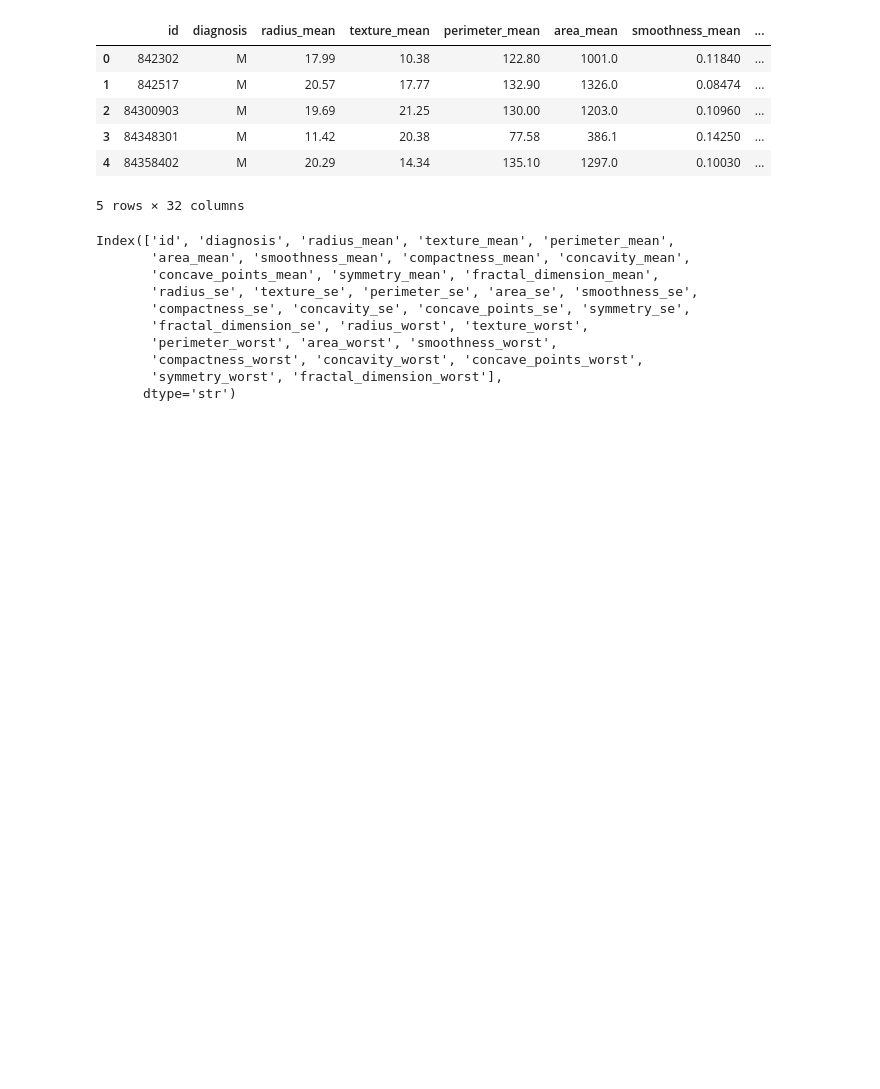
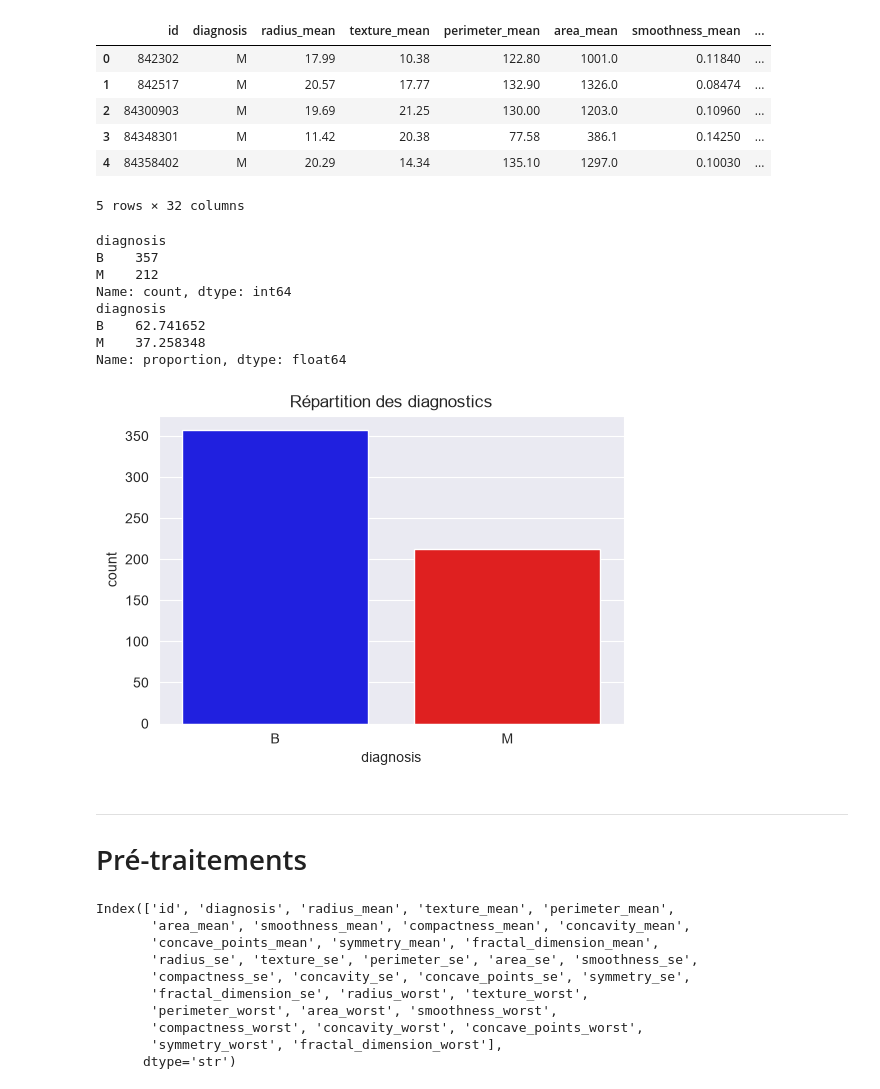
Before and after one commit to ostacore/Projets-UM5BM753-, a Jupyter notebook: Explo_Analysis_1.ipynb, the cells around one changed output. Drawn from its saved outputs; the diff is of its cells as text; code cells hidden in the pictures; blank space fills up the shorter version.

```diff
--- a/Explo_Analysis_1.ipynb
+++ b/Explo_Analysis_1.ipynb
@@ -39,6 +74,34 @@ data.head()
 | 3 | 84348301 | M | 11.42 | 20.38 | 77.58 | 386.1 | 0.14250 | ... |
 | 4 | 84358402 | M | 20.29 | 14.34 | 135.10 | 1297.0 | 0.10030 | ... |
 5 rows × 32 columns
+# %%
+print(data['diagnosis'].value_counts())
+print(data['diagnosis'].value_counts(normalize=True) * 100)
+
+plt.figure(figsize=(6, 4))
+sns.countplot(
+    data=data,
+    x='diagnosis',
+    hue='diagnosis',
+    palette={'B': 'blue', 'M': 'red'},
+    order=['B', 'M'],
+    legend=False
+)
+plt.title('Répartition des diagnostics')
+plt.show()
+# %% [output]
+diagnosis
+B    357
+M    212
+Name: count, dtype: int64
+diagnosis
+B    62.741652
+M    37.258348
+Name: proportion, dtype: float64
+[figure, added]
+# %% [markdown]
+------------------------------
+# Pré-traitements
 # %%
 from sklearn.preprocessing import StandardScaler
 
```
Also changed, not shown: parts of 21 cells of this notebook, 1 other file.
